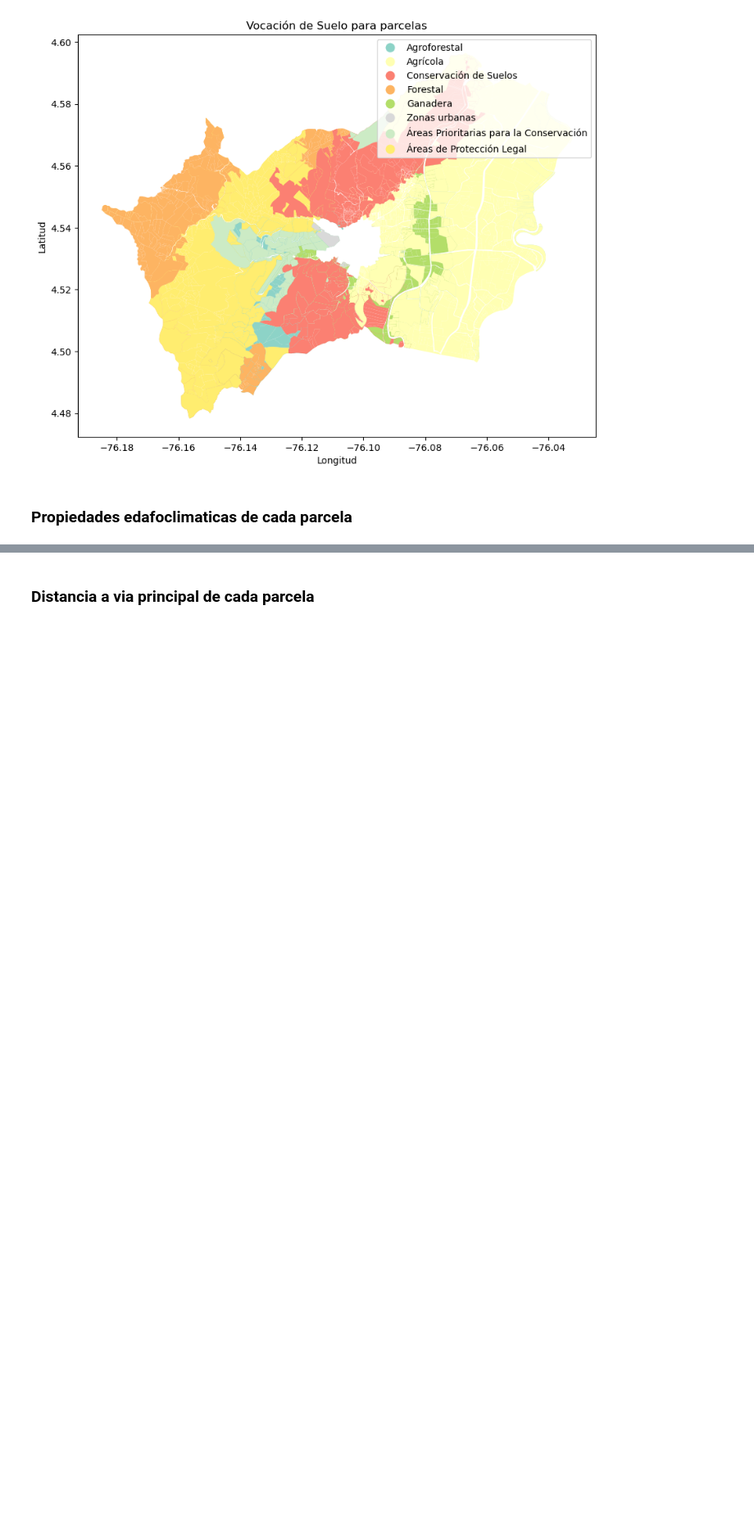
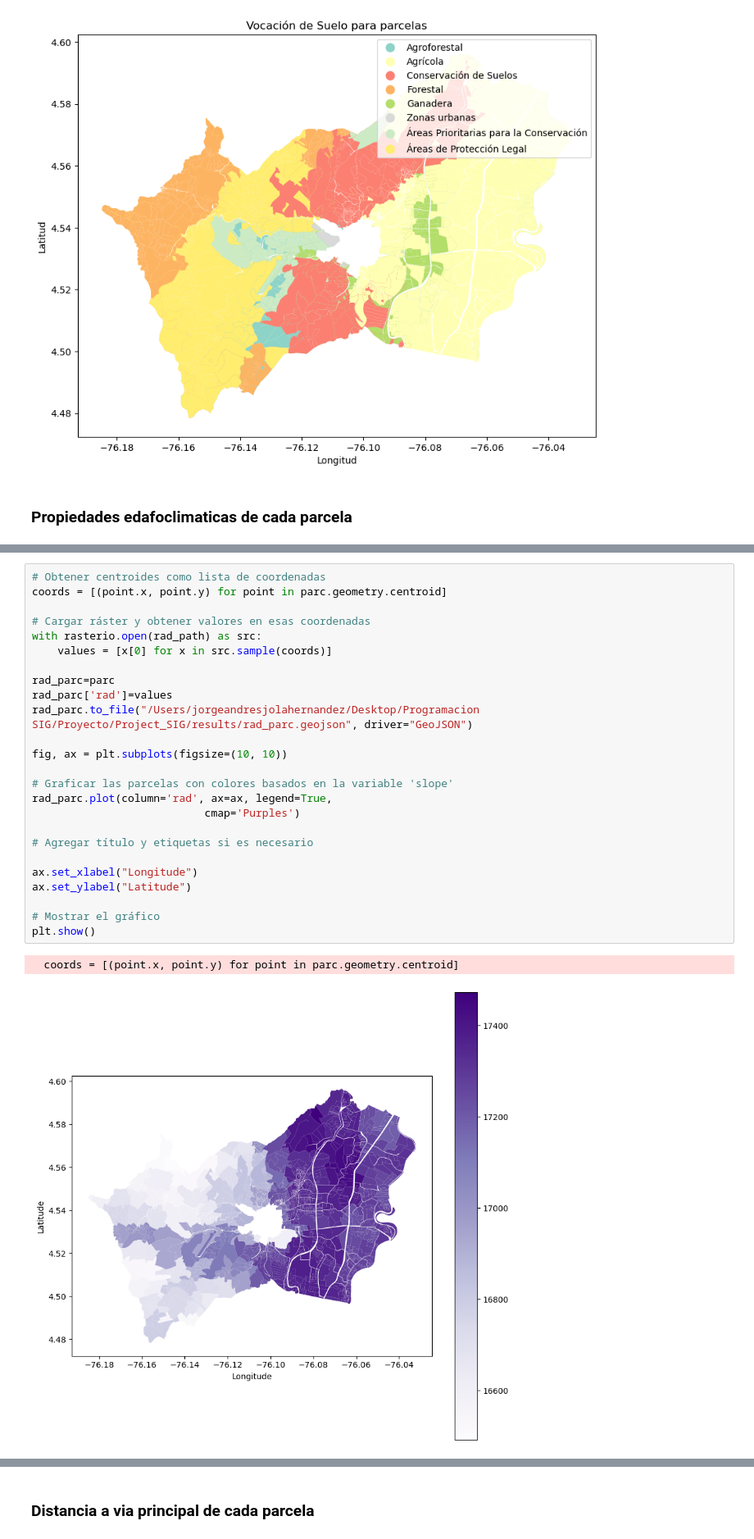
Before and after one commit to JorgeJolaUnal/Project_SIG, a Jupyter notebook: src/operations.ipynb, the cells around one changed output, grey strips where cells are left out. Shown at 82% size. Saved outputs shown, nothing was run; the diff lists cells and outputs as text; blank space fills up the shorter version.

```diff
--- a/src/operations.ipynb
+++ b/src/operations.ipynb
@@ -112,0 +180,28 @@ plt.show()
+# %%
+# Obtener centroides como lista de coordenadas
+coords = [(point.x, point.y) for point in parc.geometry.centroid]
+
+# Cargar ráster y obtener valores en esas coordenadas
+with rasterio.open(rad_path) as src:
+    values = [x[0] for x in src.sample(coords)]
+
+rad_parc=parc
+rad_parc['rad']=values
+rad_parc.to_file("/Users/jorgeandresjolahernandez/Desktop/Programacion SIG/Proyecto/Project_SIG/results/rad_parc.geojson", driver="GeoJSON")
+
+fig, ax = plt.subplots(figsize=(10, 10))
+
+# Graficar las parcelas con colores basados en la variable 'slope'
+rad_parc.plot(column='rad', ax=ax, legend=True,
+                           cmap='Purples')
+
+# Agregar título y etiquetas si es necesario
+
+ax.set_xlabel("Longitude")
+ax.set_ylabel("Latitude")
+
+# Mostrar el gráfico
+plt.show()
+# %% [output]
+  coords = [(point.x, point.y) for point in parc.geometry.centroid]
+[figure, added]
```
Also changed, not shown: parts of 12 cells of this notebook, 32 other files.
